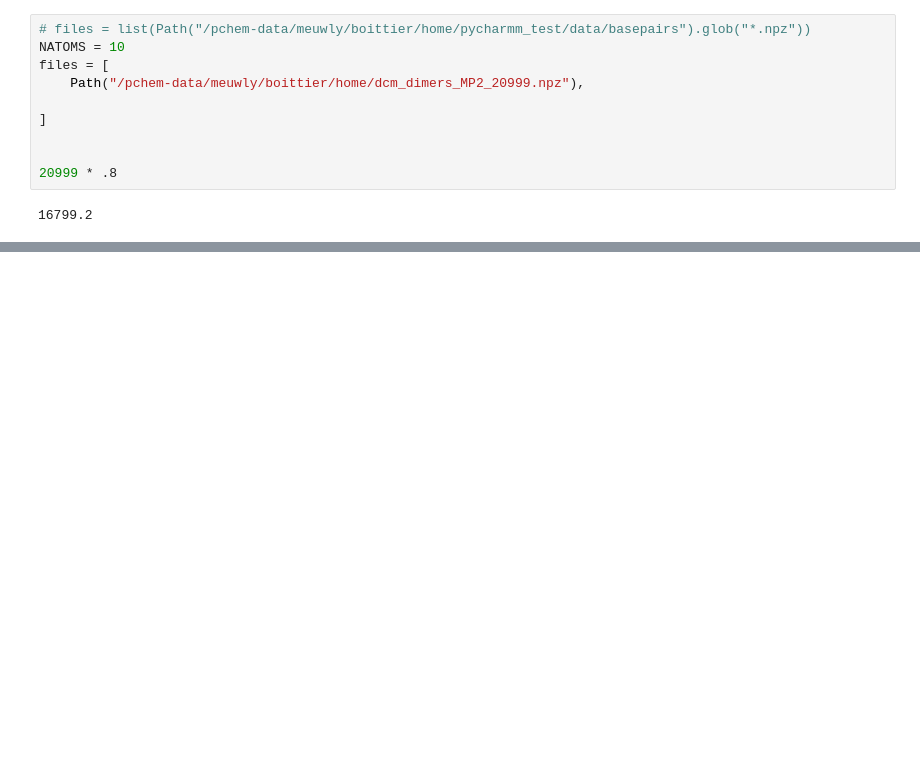
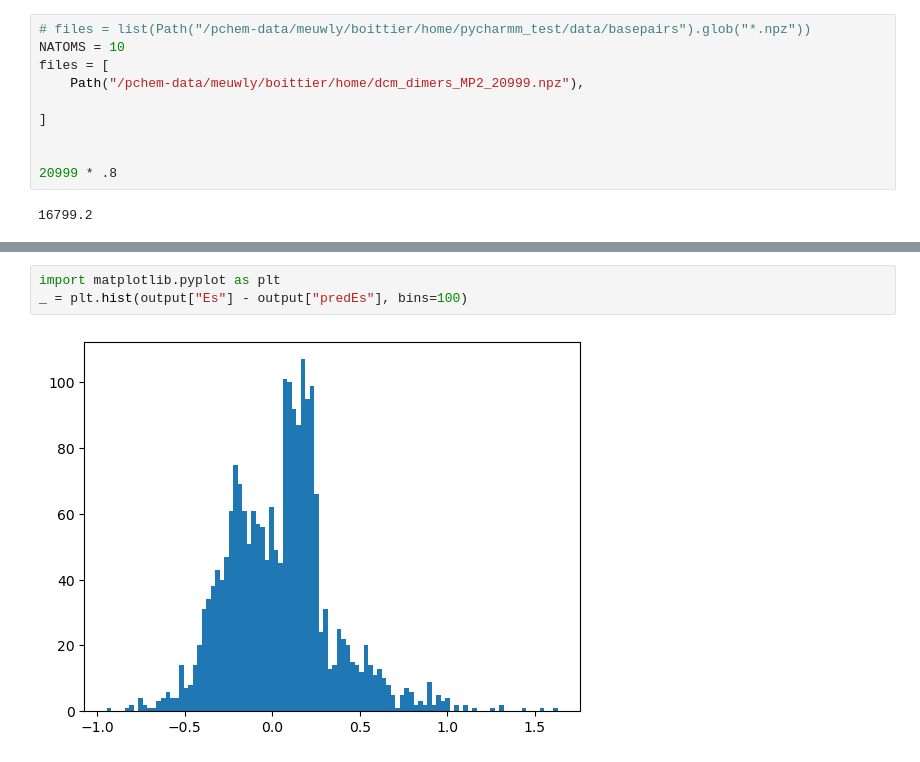
Before and after one commit to EricBoittier/JaxPycharmm, a Jupyter notebook: example_training/dichloromethane-data.ipynb, the cells around one changed output, grey strips where cells are left out. Drawn from its saved outputs; the diff is of its cells as text; blank space fills up the shorter version.

```diff
--- a/example_training/dichloromethane-data.ipynb
+++ b/example_training/dichloromethane-data.ipynb
@@ -182,0 +250,5 @@ Start Time:  16:54:41
+# %%
+import matplotlib.pyplot as plt
+_ = plt.hist(output["Es"] - output["predEs"], bins=100)
+# %% [output]
+[figure, added]
```
Also changed, not shown: parts of 13 cells of this notebook, 5 other files.
